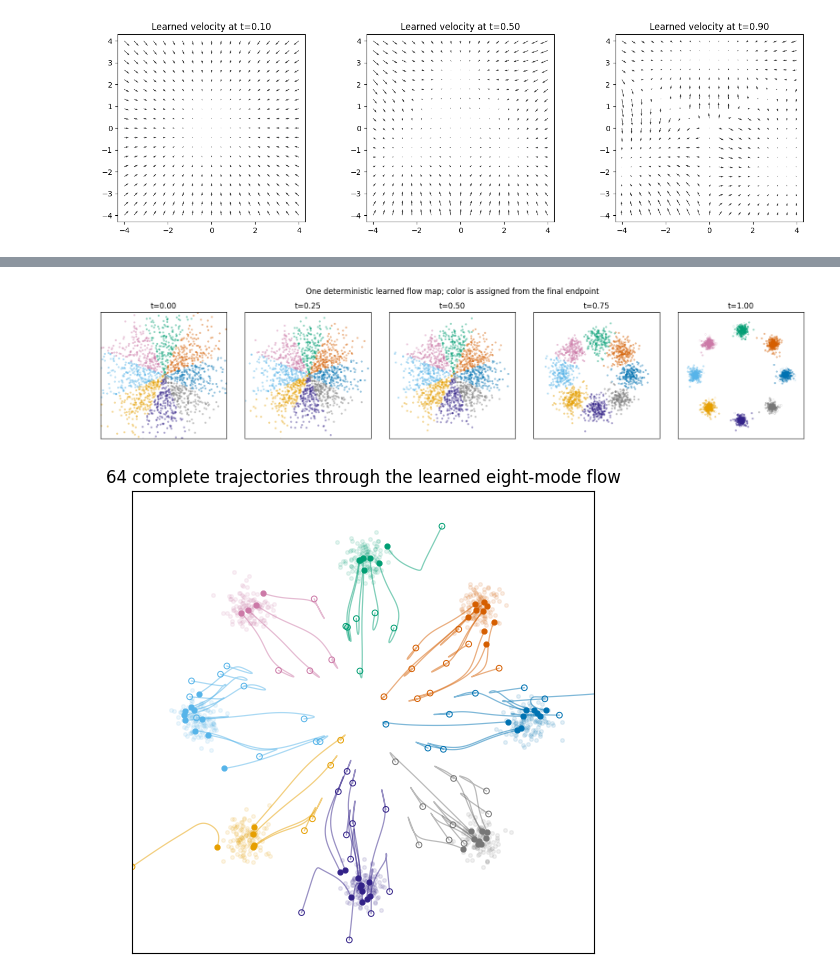
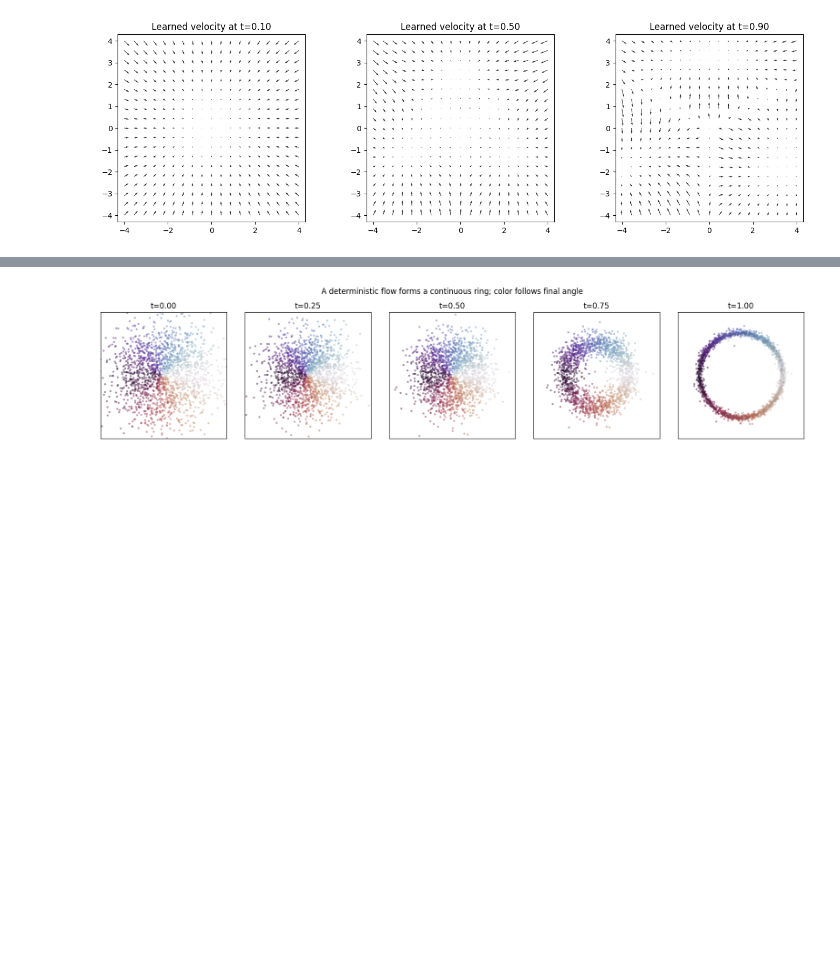
Before and after one commit to isotrivial/diffusion-steering-preclass-notes, a Jupyter notebook: notebooks/toy_data/executed/01_train_unconditional_flow_matching.ipynb, the cells around one changed output, grey strips where cells are left out. Cells and saved outputs as stored; diff of their text form; code cells hidden in the pictures; blank space fills up the shorter version.

```diff
--- a/notebooks/toy_data/executed/01_train_unconditional_flow_matching.ipynb
+++ b/notebooks/toy_data/executed/01_train_unconditional_flow_matching.ipynb
@@ -328,51 +301,22 @@ eight-mode sampling seconds: 0.048
 # %%
 snapshot_steps = [0, 20, 40, 60, 80]
-plot_indexes = torch.linspace(0, ring_path.shape[1] - 1, 1600).long()
-plot_assignments = ring_assignments[plot_indexes.to(device)].cpu()
+circle_plot_indexes = torch.linspace(0, circle_path.shape[1] - 1, 1800).round().long()
+circle_final_colors = generated_angles[circle_plot_indexes.to(device)].cpu()
+
 fig, axes = plt.subplots(1, len(snapshot_steps), figsize=(16, 3.4))
 for ax, step_index in zip(axes, snapshot_steps):
-    for component in range(8):
-        mask = plot_assignments == component
-        points = ring_path[step_index][plot_indexes][mask]
-        ax.scatter(
-            points[:, 0], points[:, 1], s=5, alpha=0.33,
-            color=EIGHT_GAUSSIAN_COLORS[component],
-        )
-        if step_index == 80:
-            reference = ring_target[ring_target_labels == component][:90].detach().cpu()
-            ax.scatter(
-                reference[:, 0], reference[:, 1], s=8, facecolors="none", alpha=0.28,
-                edgecolors=EIGHT_GAUSSIAN_COLORS[component], linewidths=0.5,
-            )
+    points = circle_path[step_index][circle_plot_indexes]
+    ax.scatter(points[:, 0], points[:, 1], c=circle_final_colors, cmap="twilight", s=5, alpha=0.38)
+    if step_index == 80:
+        reference = circle_target[:900].cpu()
+        ax.scatter(reference[:, 0], reference[:, 1], s=7, facecolors="none", edgecolors="#444444", alpha=0.15, linewidths=0.4)
     ax.set_title(f"t={step_index / 80:.2f}")
-    ax.set_aspect("equal")
-    ax.set_xlim(-4.5, 4.5)
-    ax.set_ylim(-4.5, 4.5)
+    ax.set(aspect="equal", xlim=(-4.5, 4.5), ylim=(-4.5, 4.5))
     ax.set_xticks([])
     ax.set_yticks([])
-fig.suptitle("One deterministic learned flow map; color is assigned from the final endpoint", y=1.02)
+fig.suptitle("A deterministic flow forms a continuous ring; color follows final angle", y=1.02)
 plt.tight_layout()
 plt.show()
-
-fig, ax = plt.subplots(figsize=(6.2, 6.0))
-for component in range(8):
-    reference = ring_target[ring_target_labels == component][:120].detach().cpu()
-    ax.scatter(reference[:, 0], reference[:, 1], s=7, alpha=0.10, color=EIGHT_GAUSSIAN_COLORS[component])
-indexes = torch.linspace(0, ring_path.shape[1] - 1, 64).long()
-for index in indexes:
-    index = int(index)
-    component = int(ring_assignments[index].cpu())
-    ax.plot(
-        ring_path[:, index, 0], ring_path[:, index, 1],
-        color=EIGHT_GAUSSIAN_COLORS[component], alpha=0.50, lw=0.9,
-    )
-    ax.scatter(ring_path[0, index, 0], ring_path[0, index, 1], s=17, facecolors="none", edgecolors=EIGHT_GAUSSIAN_COLORS[component], linewidths=0.7)
-    ax.scatter(ring_path[-1, index, 0], ring_path[-1, index, 1], s=12, color=EIGHT_GAUSSIAN_COLORS[component])
-ax.set(title="64 complete trajectories through the learned eight-mode flow", aspect="equal", xlim=(-4.5, 4.5), ylim=(-4.5, 4.5))
-ax.set_xticks([])
-ax.set_yticks([])
-plt.show()
 # %% [output]
-[figure, old version]
+[figure, new version]
-[figure, removed]
 # %%
```
Also changed, not shown: parts of 18 cells of this notebook, 28 other files.
